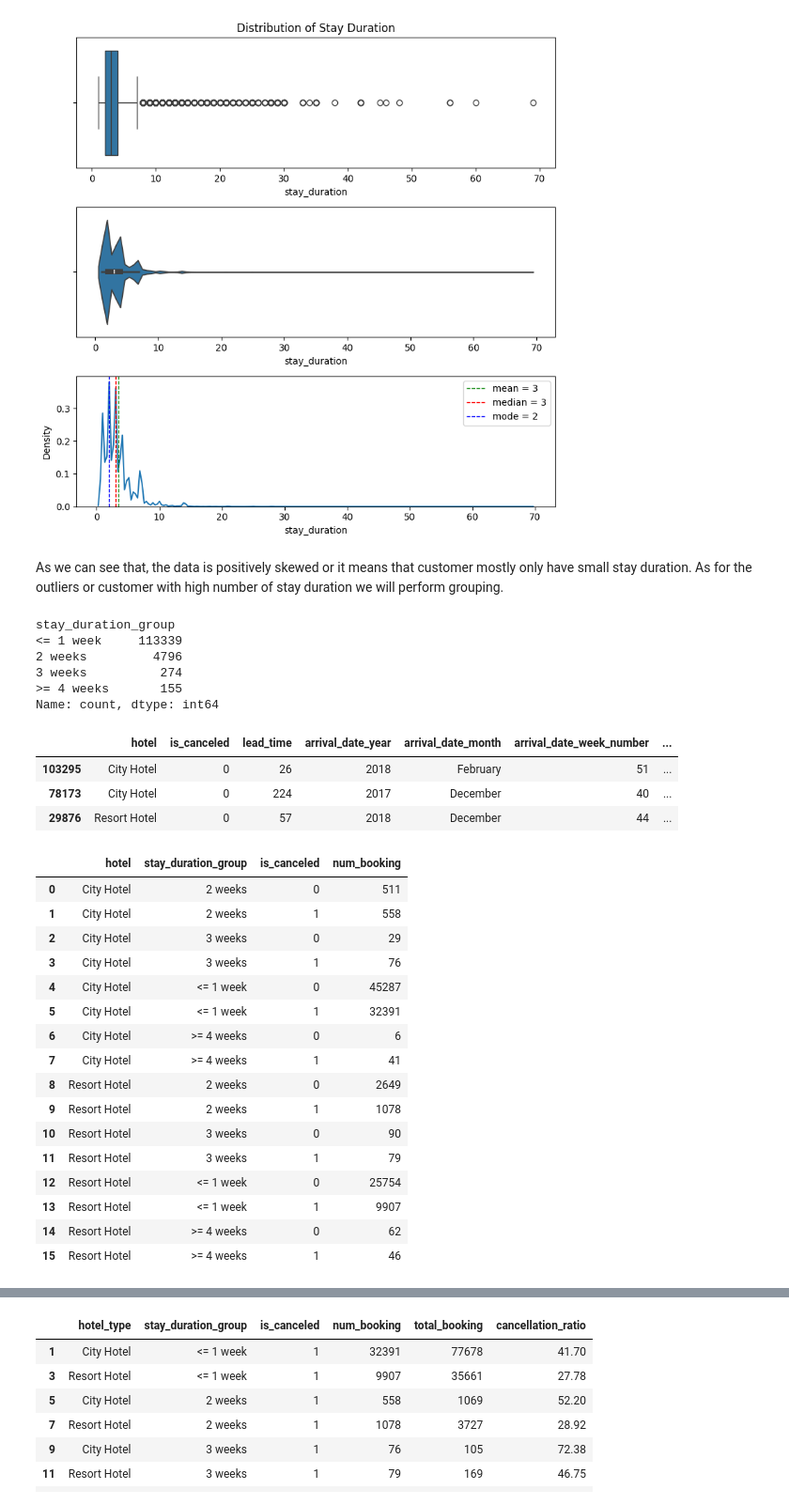
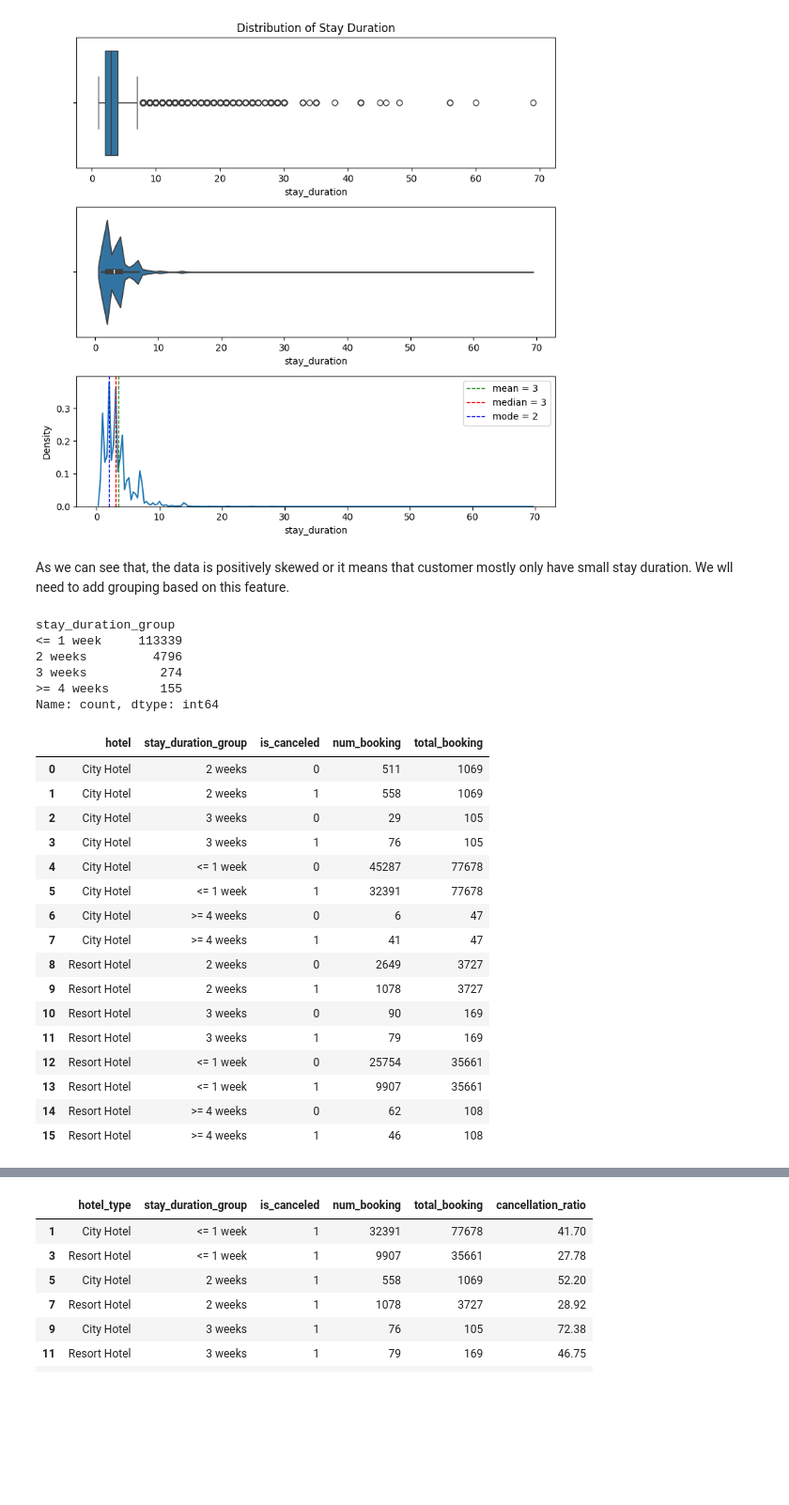
Before and after one commit to mcikalmerdeka/Investigate-Hotel-Business-Using-Data-Visualization, a Jupyter notebook: Investigate Hotel Business Using Data Visualization Code.ipynb, the cells around one changed output, grey strips where cells are left out. Shown: that part at 94% size. Cells and saved outputs as stored; diff of their text form; code cells hidden in the pictures; blank space fills up the shorter version.

```diff
--- a/Investigate Hotel Business Using Data Visualization Code.ipynb
+++ b/Investigate Hotel Business Using Data Visualization Code.ipynb
@@ -816,10 +823,9 @@ plt.show()
 # %% [output]
 [figure]
 # %% [markdown]
-As we can see that, the data is positively skewed or it means that customer mostly only have small stay duration. As for the outliers or customer with high number of stay duration we will perform grouping.
+As we can see that, the data is positively skewed or it means that customer mostly only have small stay duration. We wll need to add grouping based on this feature.
 # %%
 # Stay duration grouping
-
 def stay_duration_grouping(x) :
     if x <= 7 :
         return '<= 1 week'
@@ -831,46 +837,40 @@ def stay_duration_grouping(x) :
         return '>= 4 weeks'
 
 df_task_3['stay_duration_group'] = df_task_3['stay_duration'].apply(stay_duration_grouping)
+
+# Check the distribution
+df_task_3['stay_duration_group'].value_counts()
+# %% [output]
+stay_duration_group
+<= 1 week     113339
+2 weeks         4796
+3 weeks          274
+>= 4 weeks       155
+Name: count, dtype: int64
-# %%
-df_task_3['stay_duration_group'].value_counts()
-# %% [output]
-stay_duration_group
-<= 1 week     113339
-2 weeks         4796
-3 weeks          274
->= 4 weeks       155
-Name: count, dtype: int64
-# %%
-df_task_3.sample(3)
-# %% [output]
-|  | hotel | is_canceled | lead_time | arrival_date_year | arrival_date_month | arrival_date_week_number | ... |
-| 103295 | City Hotel | 0 | 26 | 2018 | February | 51 | ... |
-| 78173 | City Hotel | 0 | 224 | 2017 | December | 40 | ... |
-| 29876 | Resort Hotel | 0 | 57 | 2018 | December | 44 | ... |
 # %%
 # Create aggregate table that compares the number of canceled hotel bookings based on the duration of stay for each hotel type, focusing on the proportion of canceled bookings
-
 df_stay_cancel = df_task_3.groupby(['hotel', 'stay_duration_group', 'is_canceled']) \
                         .agg({'hotel' : 'count'}) \
                         .rename(columns={'hotel' : 'num_booking'}) \
                         .reset_index()
 
+df_stay_cancel['total_booking'] = df_stay_cancel.groupby(['hotel', 'stay_duration_group'])['num_booking'].transform('sum')
 df_stay_cancel
 # %% [output]
-|  | hotel | stay_duration_group | is_canceled | num_booking |
-| 0 | City Hotel | 2 weeks | 0 | 511 |
-| 1 | City Hotel | 2 weeks | 1 | 558 |
-| 2 | City Hotel | 3 weeks | 0 | 29 |
-| 3 | City Hotel | 3 weeks | 1 | 76 |
-| 4 | City Hotel | <= 1 week | 0 | 45287 |
-| 5 | City Hotel | <= 1 week | 1 | 32391 |
-| 6 | City Hotel | >= 4 weeks | 0 | 6 |
-| 7 | City Hotel | >= 4 weeks | 1 | 41 |
-| 8 | Resort Hotel | 2 weeks | 0 | 2649 |
-| 9 | Resort Hotel | 2 weeks | 1 | 1078 |
-| 10 | Resort Hotel | 3 weeks | 0 | 90 |
-| 11 | Resort Hotel | 3 weeks | 1 | 79 |
-| 12 | Resort Hotel | <= 1 week | 0 | 25754 |
-| 13 | Resort Hotel | <= 1 week | 1 | 9907 |
-| 14 | Resort Hotel | >= 4 weeks | 0 | 62 |
-| 15 | Resort Hotel | >= 4 weeks | 1 | 46 |
+|  | hotel | stay_duration_group | is_canceled | num_booking | total_booking |
+| 0 | City Hotel | 2 weeks | 0 | 511 | 1069 |
+| 1 | City Hotel | 2 weeks | 1 | 558 | 1069 |
+| 2 | City Hotel | 3 weeks | 0 | 29 | 105 |
+| 3 | City Hotel | 3 weeks | 1 | 76 | 105 |
+| 4 | City Hotel | <= 1 week | 0 | 45287 | 77678 |
+| 5 | City Hotel | <= 1 week | 1 | 32391 | 77678 |
+| 6 | City Hotel | >= 4 weeks | 0 | 6 | 47 |
+| 7 | City Hotel | >= 4 weeks | 1 | 41 | 47 |
+| 8 | Resort Hotel | 2 weeks | 0 | 2649 | 3727 |
+| 9 | Resort Hotel | 2 weeks | 1 | 1078 | 3727 |
+| 10 | Resort Hotel | 3 weeks | 0 | 90 | 169 |
+| 11 | Resort Hotel | 3 weeks | 1 | 79 | 169 |
+| 12 | Resort Hotel | <= 1 week | 0 | 25754 | 35661 |
+| 13 | Resort Hotel | <= 1 week | 1 | 9907 | 35661 |
+| 14 | Resort Hotel | >= 4 weeks | 0 | 62 | 108 |
+| 15 | Resort Hotel | >= 4 weeks | 1 | 46 | 108 |
```
Also changed, not shown: parts of 21 cells of this notebook.
